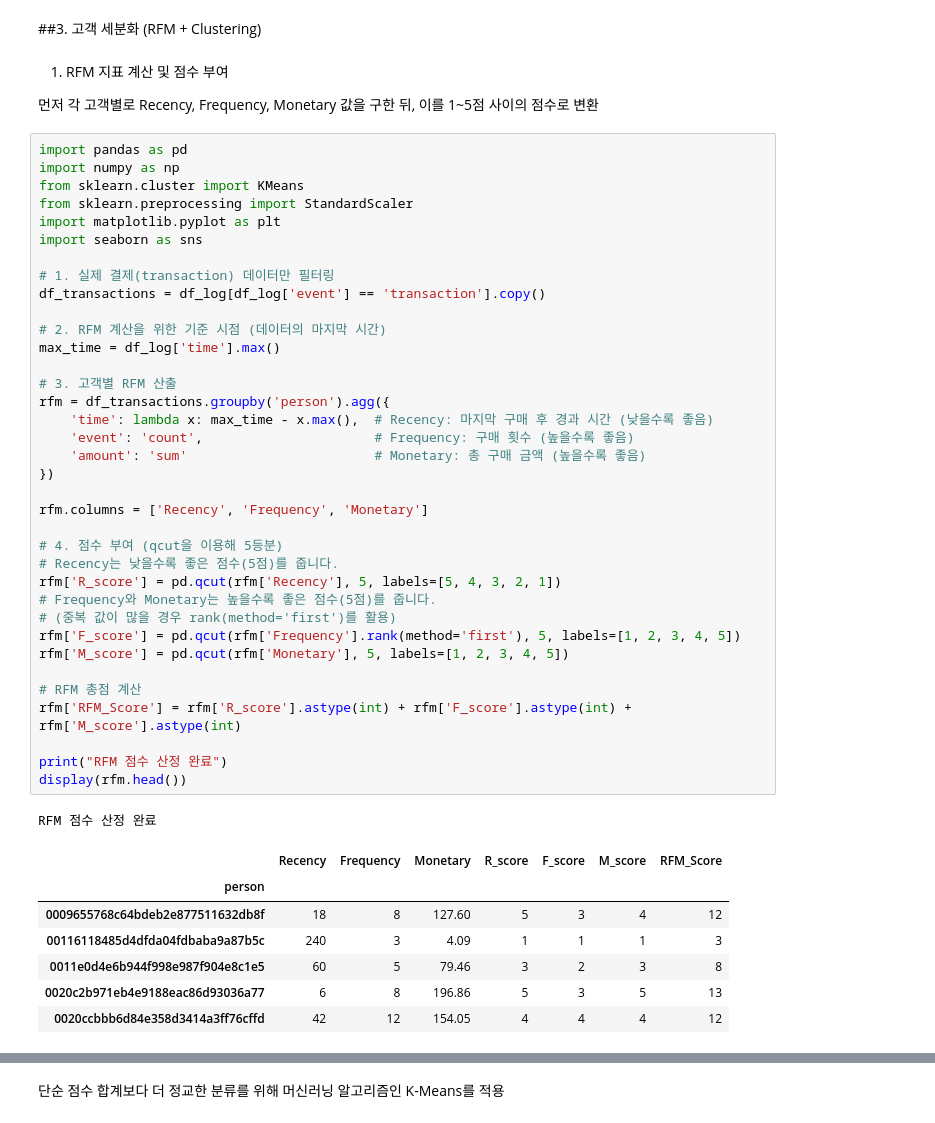
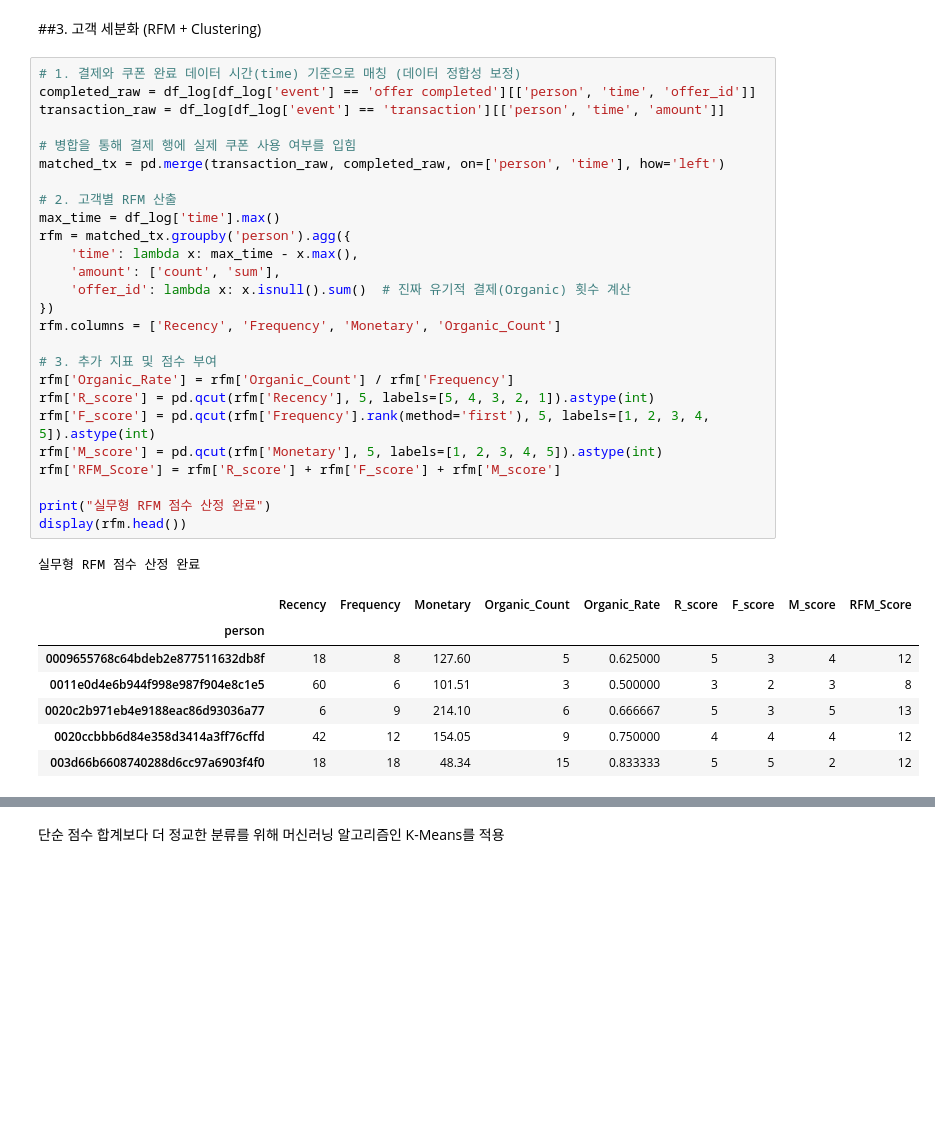
Before and after one commit to ary3120-droid/myproject, a Jupyter notebook: star0205.ipynb, the cells around one changed output, grey strips where cells are left out. Saved outputs shown, nothing was run; the diff lists cells and outputs as text; blank space fills up the shorter version.

```diff
--- a/star0205.ipynb
+++ b/star0205.ipynb
@@ -116,51 +176,37 @@ Passing `palette` without assigning `hue` is deprecated and will be removed in v
 # %% [markdown]
 ##3. 고객 세분화 (RFM + Clustering)
-# %% [markdown]
-1. RFM 지표 계산 및 점수 부여
-
-먼저 각 고객별로 Recency, Frequency, Monetary 값을 구한 뒤, 이를 1~5점 사이의 점수로 변환
 # %%
-import pandas as pd
-import numpy as np
-from sklearn.cluster import KMeans
-from sklearn.preprocessing import StandardScaler
-import matplotlib.pyplot as plt
-import seaborn as sns
+# 1. 결제와 쿠폰 완료 데이터 시간(time) 기준으로 매칭 (데이터 정합성 보정)
+completed_raw = df_log[df_log['event'] == 'offer completed'][['person', 'time', 'offer_id']]
+transaction_raw = df_log[df_log['event'] == 'transaction'][['person', 'time', 'amount']]
 
-# 1. 실제 결제(transaction) 데이터만 필터링
-df_transactions = df_log[df_log['event'] == 'transaction'].copy()
+# 병합을 통해 결제 행에 실제 쿠폰 사용 여부를 입힘
+matched_tx = pd.merge(transaction_raw, completed_raw, on=['person', 'time'], how='left')
 
-# 2. RFM 계산을 위한 기준 시점 (데이터의 마지막 시간)
+# 2. 고객별 RFM 산출
 max_time = df_log['time'].max()
+rfm = matched_tx.groupby('person').agg({
+    'time': lambda x: max_time - x.max(),
+    'amount': ['count', 'sum'],
+    'offer_id': lambda x: x.isnull().sum()  # 진짜 유기적 결제(Organic) 횟수 계산
+})
+rfm.columns = ['Recency', 'Frequency', 'Monetary', 'Organic_Count']
 
-# 3. 고객별 RFM 산출
-rfm = df_transactions.groupby('person').agg({
-    'time': lambda x: max_time - x.max(),  # Recency: 마지막 구매 후 경과 시간 (낮을수록 좋음)
-    'event': 'count',                      # Frequency: 구매 횟수 (높을수록 좋음)
-    'amount': 'sum'                        # Monetary: 총 구매 금액 (높을수록 좋음)
-})
+# 3. 추가 지표 및 점수 부여
+rfm['Organic_Rate'] = rfm['Organic_Count'] / rfm['Frequency']
+rfm['R_score'] = pd.qcut(rfm['Recency'], 5, labels=[5, 4, 3, 2, 1]).astype(int)
+rfm['F_score'] = pd.qcut(rfm['Frequency'].rank(method='first'), 5, labels=[1, 2, 3, 4, 5]).astype(int)
+rfm['M_score'] = pd.qcut(rfm['Monetary'], 5, labels=[1, 2, 3, 4, 5]).astype(int)
+rfm['RFM_Score'] = rfm['R_score'] + rfm['F_score'] + rfm['M_score']
 
-rfm.columns = ['Recency', 'Frequency', 'Monetary']
-
-# 4. 점수 부여 (qcut을 이용해 5등분)
-# Recency는 낮을수록 좋은 점수(5점)를 줍니다.
-rfm['R_score'] = pd.qcut(rfm['Recency'], 5, labels=[5, 4, 3, 2, 1])
-# Frequency와 Monetary는 높을수록 좋은 점수(5점)를 줍니다.
-# (중복 값이 많을 경우 rank(method='first')를 활용)
-rfm['F_score'] = pd.qcut(rfm['Frequency'].rank(method='first'), 5, labels=[1, 2, 3, 4, 5])
-rfm['M_score'] = pd.qcut(rfm['Monetary'], 5, labels=[1, 2, 3, 4, 5])
-
-# RFM 총점 계산
-rfm['RFM_Score'] = rfm['R_score'].astype(int) + rfm['F_score'].astype(int) + rfm['M_score'].astype(int)
-
-print("RFM 점수 산정 완료")
+print("실무형 RFM 점수 산정 완료")
 display(rfm.head())
 # %% [output]
-RFM 점수 산정 완료
+실무형 RFM 점수 산정 완료
-|  | Recency | Frequency | Monetary | R_score | F_score | M_score | RFM_Score |
-| person |  |  |  |  |  |  |  |
-| 0009655768c64bdeb2e877511632db8f | 18 | 8 | 127.60 | 5 | 3 | 4 | 12 |
-| 00116118485d4dfda04fdbaba9a87b5c | 240 | 3 | 4.09 | 1 | 1 | 1 | 3 |
-| 0011e0d4e6b944f998e987f904e8c1e5 | 60 | 5 | 79.46 | 3 | 2 | 3 | 8 |
-| 0020c2b971eb4e9188eac86d93036a77 | 6 | 8 | 196.86 | 5 | 3 | 5 | 13 |
-| 0020ccbbb6d84e358d3414a3ff76cffd | 42 | 12 | 154.05 | 4 | 4 | 4 | 12 |
+|  | Recency | Frequency | Monetary | Organic_Count | Organic_Rate | R_score | F_score | M_score | RFM_Score |
+| person |  |  |  |  |  |  |  |  |  |
+| 0009655768c64bdeb2e877511632db8f | 18 | 8 | 127.60 | 5 | 0.625000 | 5 | 3 | 4 | 12 |
+| 0011e0d4e6b944f998e987f904e8c1e5 | 60 | 6 | 101.51 | 3 | 0.500000 | 3 | 2 | 3 | 8 |
+| 0020c2b971eb4e9188eac86d93036a77 | 6 | 9 | 214.10 | 6 | 0.666667 | 5 | 3 | 5 | 13 |
+| 0020ccbbb6d84e358d3414a3ff76cffd | 42 | 12 | 154.05 | 9 | 0.750000 | 4 | 4 | 4 | 12 |
+| 003d66b6608740288d6cc97a6903f4f0 | 18 | 18 | 48.34 | 15 | 0.833333 | 5 | 5 | 2 | 12 |
```
Also changed, not shown: parts of 27 cells of this notebook.
